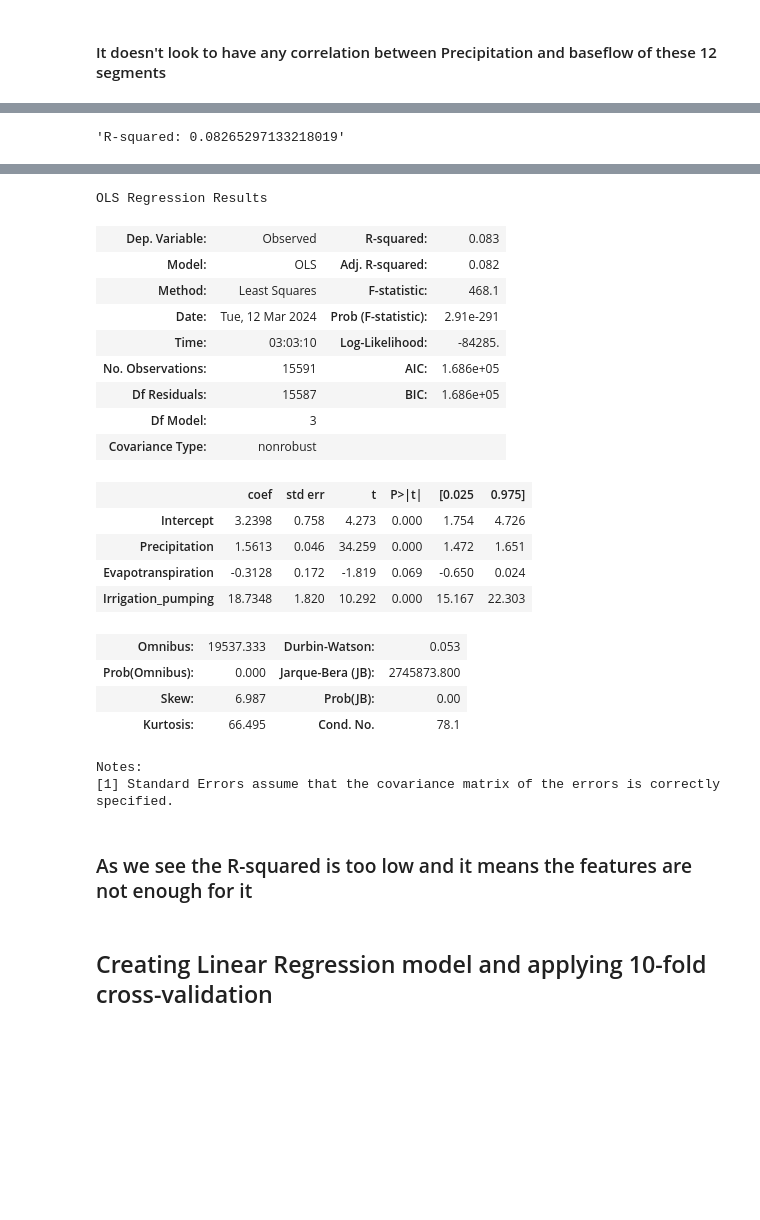
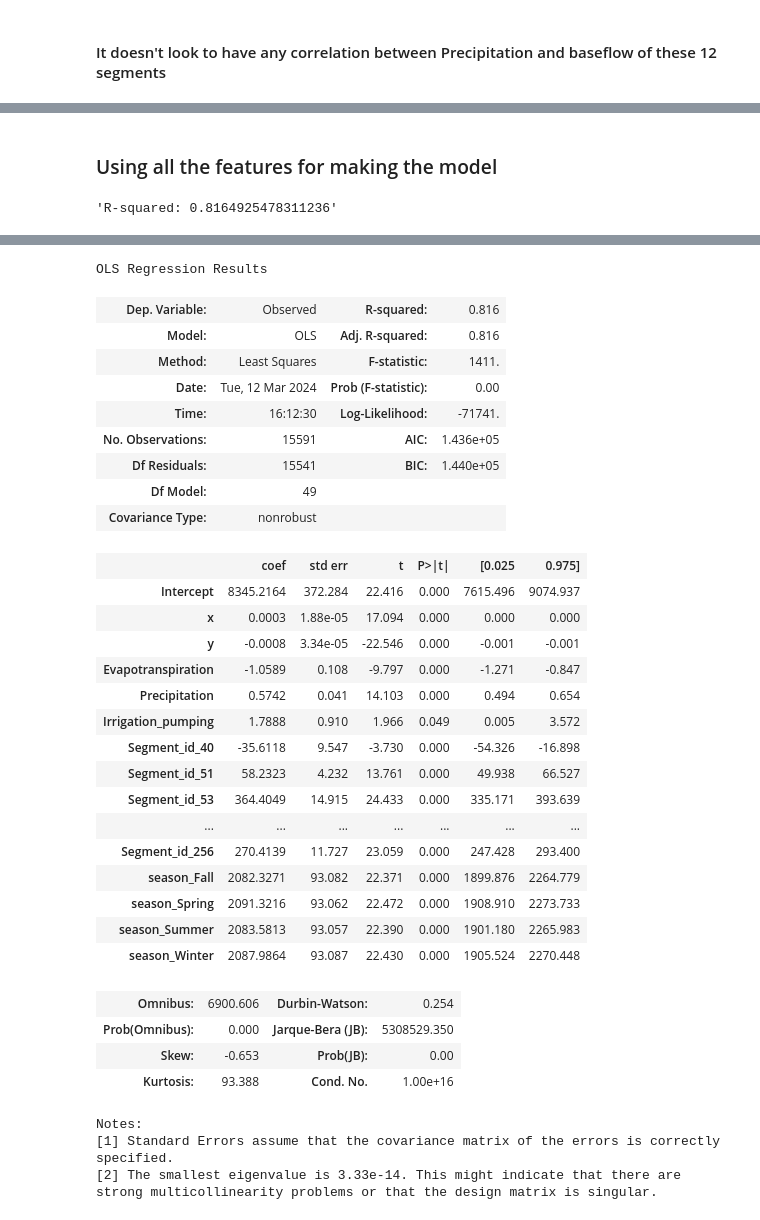
Before and after one commit to sadrajafari/cs6830_project6, a Jupyter notebook: project6.ipynb, the cells around one changed output, grey strips where cells are left out. Drawn from its saved outputs; the diff is of its cells as text; code cells hidden in the pictures; blank space fills up the shorter version.

```diff
--- a/project6.ipynb
+++ b/project6.ipynb
@@ -116,6 +119,6 @@ OneHot = encoder.fit_transform(data[["Segment_id", "season"]])
 one_hot_feature_names = encoder.get_feature_names_out(['Segment_id', "season"])
 one_hot_df = pd.DataFrame(OneHot.toarray(), columns=one_hot_feature_names)
 data_encoded = pd.concat([data, one_hot_df], axis=1)
-data_for_models = data_encoded.drop(columns=["Segment_id", "Date", "year", "day", "season"])
+data_for_models = data_encoded.drop(columns=["Segment_id", "Date", "year", "day", "season", "month"])
 data_for_models
 # %% [output]
@@ -335,8 +410,16 @@ data_for_models
+# %% [markdown]
+### Using all the features for making the model
 # %%
-from statsmodels.api import OLS
-lm = smf.ols(formula="Observed ~ Precipitation + Evapotranspiration + Irrigation_pumping", data=data_for_models).fit()
+init = 'Observed ~ '
+columns = data_for_models.columns
+for i in range(len(data_for_models.columns)):
+    if data_for_models.columns[i] != "Observed":
+        init += data_for_models.columns[i]
+        if i != len(data_for_models.columns) - 1:
+            init += " + "
+lm = smf.ols(formula=init, data=data_for_models).fit()
 display(f"R-squared: {lm.rsquared}")
 display(lm.params)
 display(lm.summary())
 # %% [output]
-'R-squared: 0.08265297133218019'
+'R-squared: 0.8164925478311236'
@@ -347,26 +442,35 @@ Irrigation_pumping    18.734763
 dtype: float64
 OLS Regression Results
-| Dep. Variable: | Observed | R-squared: | 0.083 |
-| Model: | OLS | Adj. R-squared: | 0.082 |
-| Method: | Least Squares | F-statistic: | 468.1 |
-| Date: | Tue, 12 Mar 2024 | Prob (F-statistic): | 2.91e-291 |
-| Time: | 03:03:10 | Log-Likelihood: | -84285. |
-| No. Observations: | 15591 | AIC: | 1.686e+05 |
-| Df Residuals: | 15587 | BIC: | 1.686e+05 |
-| Df Model: | 3 |  |  |
+| Dep. Variable: | Observed | R-squared: | 0.816 |
+| Model: | OLS | Adj. R-squared: | 0.816 |
+| Method: | Least Squares | F-statistic: | 1411. |
+| Date: | Tue, 12 Mar 2024 | Prob (F-statistic): | 0.00 |
+| Time: | 16:12:30 | Log-Likelihood: | -71741. |
+| No. Observations: | 15591 | AIC: | 1.436e+05 |
+| Df Residuals: | 15541 | BIC: | 1.440e+05 |
+| Df Model: | 49 |  |  |
 | Covariance Type: | nonrobust |  |  |
 |  | coef | std err | t | P>|t| | [0.025 | 0.975] |
-| Intercept | 3.2398 | 0.758 | 4.273 | 0.000 | 1.754 | 4.726 |
-| Precipitation | 1.5613 | 0.046 | 34.259 | 0.000 | 1.472 | 1.651 |
-| Evapotranspiration | -0.3128 | 0.172 | -1.819 | 0.069 | -0.650 | 0.024 |
-| Irrigation_pumping | 18.7348 | 1.820 | 10.292 | 0.000 | 15.167 | 22.303 |
+| Intercept | 8345.2164 | 372.284 | 22.416 | 0.000 | 7615.496 | 9074.937 |
+| x | 0.0003 | 1.88e-05 | 17.094 | 0.000 | 0.000 | 0.000 |
+| y | -0.0008 | 3.34e-05 | -22.546 | 0.000 | -0.001 | -0.001 |
+| Evapotranspiration | -1.0589 | 0.108 | -9.797 | 0.000 | -1.271 | -0.847 |
+| Precipitation | 0.5742 | 0.041 | 14.103 | 0.000 | 0.494 | 0.654 |
+| Irrigation_pumping | 1.7888 | 0.910 | 1.966 | 0.049 | 0.005 | 3.572 |
+| Segment_id_40 | -35.6118 | 9.547 | -3.730 | 0.000 | -54.326 | -16.898 |
+| Segment_id_51 | 58.2323 | 4.232 | 13.761 | 0.000 | 49.938 | 66.527 |
+| Segment_id_53 | 364.4049 | 14.915 | 24.433 | 0.000 | 335.171 | 393.639 |
+| ... | ... | ... | ... | ... | ... | ... |
+| Segment_id_256 | 270.4139 | 11.727 | 23.059 | 0.000 | 247.428 | 293.400 |
+| season_Fall | 2082.3271 | 93.082 | 22.371 | 0.000 | 1899.876 | 2264.779 |
+| season_Spring | 2091.3216 | 93.062 | 22.472 | 0.000 | 1908.910 | 2273.733 |
+| season_Summer | 2083.5813 | 93.057 | 22.390 | 0.000 | 1901.180 | 2265.983 |
+| season_Winter | 2087.9864 | 93.087 | 22.430 | 0.000 | 1905.524 | 2270.448 |
-| Omnibus: | 19537.333 | Durbin-Watson: | 0.053 |
-| Prob(Omnibus): | 0.000 | Jarque-Bera (JB): | 2745873.800 |
-| Skew: | 6.987 | Prob(JB): | 0.00 |
-| Kurtosis: | 66.495 | Cond. No. | 78.1 |
+| Omnibus: | 6900.606 | Durbin-Watson: | 0.254 |
+| Prob(Omnibus): | 0.000 | Jarque-Bera (JB): | 5308529.350 |
+| Skew: | -0.653 | Prob(JB): | 0.00 |
+| Kurtosis: | 93.388 | Cond. No. | 1.00e+16 |
 Notes:
 [1] Standard Errors assume that the covariance matrix of the errors is correctly specified.
+[2] The smallest eigenvalue is 3.33e-14. This might indicate that there are
+strong multicollinearity problems or that the design matrix is singular.
-# %% [markdown]
-### As we see the R-squared is too low and it means the features are not enough for it
-# %% [markdown]
-## Creating Linear Regression model and applying 10-fold cross-validation
```
Also changed, not shown: parts of 24 cells of this notebook.
